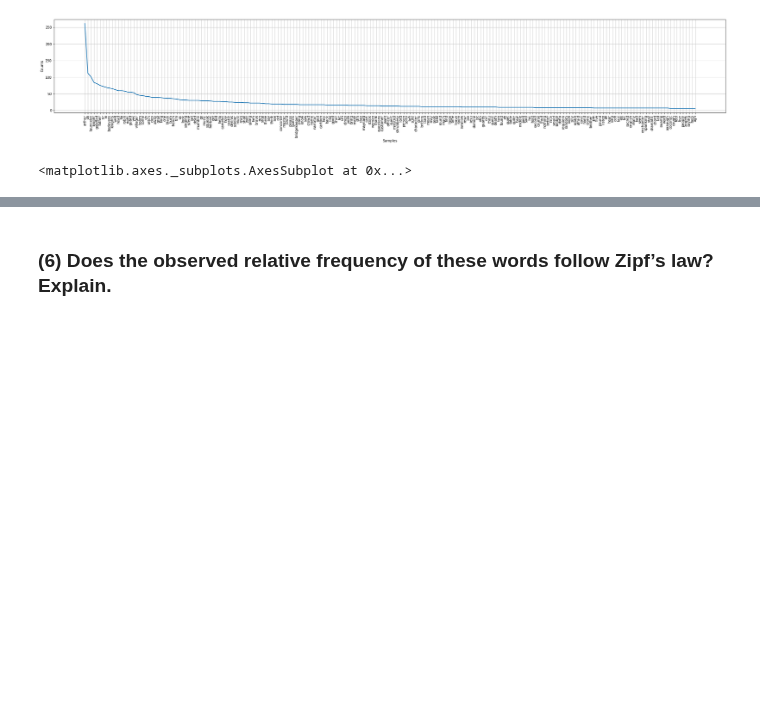
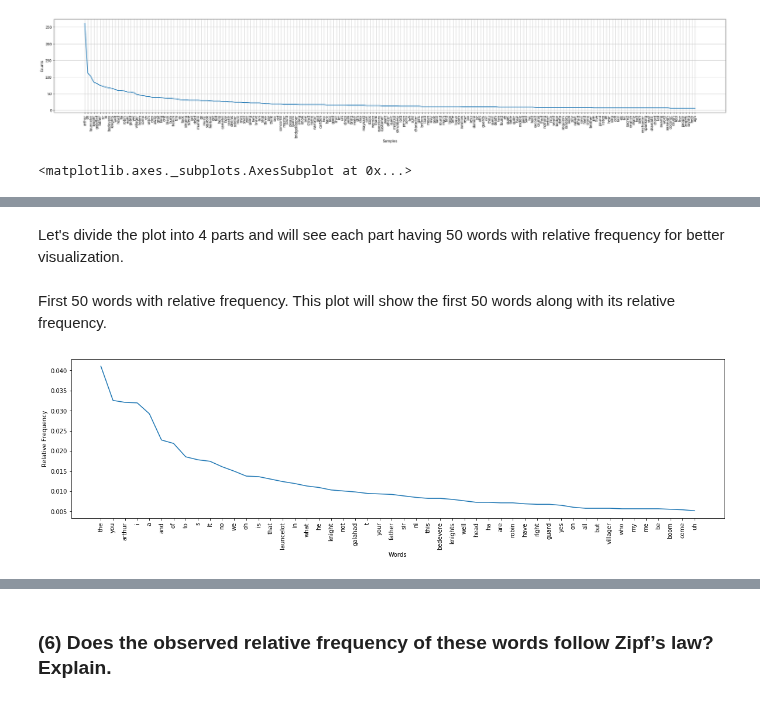
Before and after one commit to amberferger/DATA620_Group_Assignments, a Jupyter notebook: HW5/DATA620_HW5.ipynb, the cells around one changed output, grey strips where cells are left out. Saved outputs shown, nothing was run; the diff lists cells and outputs as text; code cells hidden in the pictures; blank space fills up the shorter version.

```diff
--- a/HW5/DATA620_HW5.ipynb
+++ b/HW5/DATA620_HW5.ipynb
@@ -227,0 +253,18 @@ fdist2.plot(200)
+# %% [markdown]
+Let's divide the plot into 4 parts and will see each part having 50 words with relative frequency for better visualization.
+# %% [markdown]
+First 50 words with relative frequency. This plot will show the first 50 words along with its relative frequency.
+# %%
+plt.figure(figsize=(20,5))
+plt.xticks(rotation=90)
+plt.rc('xtick',labelsize=10)
+# return a list of tuples
+lists_50 = list(rel_freq.items())[:50]
+# unpack a list of pairs into two tuples
+x, y = zip(*lists_50)
+plt.plot(x, y)
+plt.xlabel("Words")
+plt.ylabel("Relative Frequency")
+plt.show()
+# %% [output]
+[figure, added]
```
Also changed, not shown: parts of 10 cells of this notebook.
